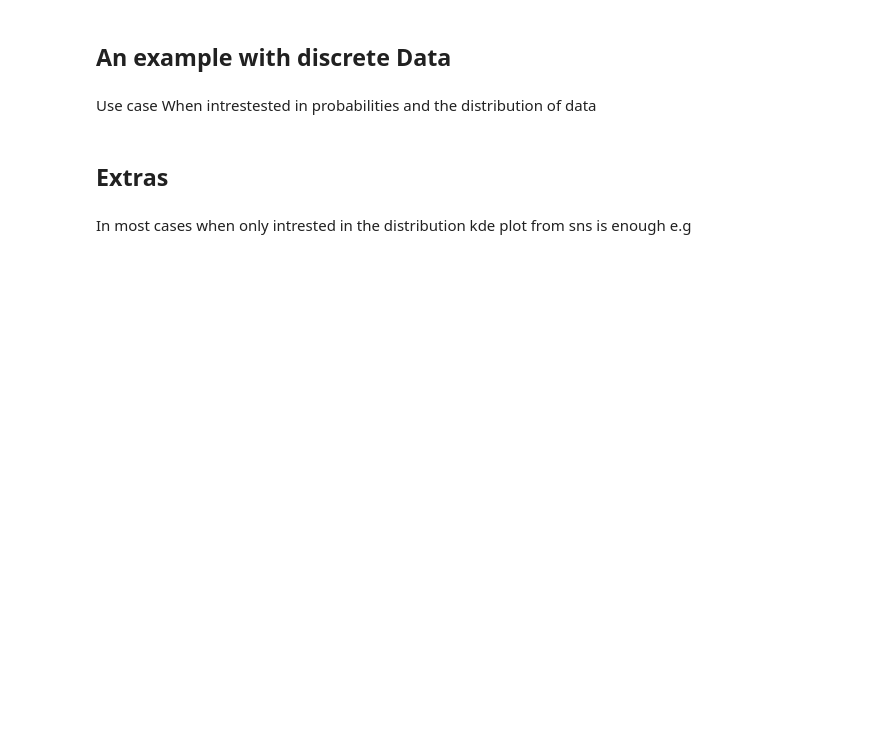
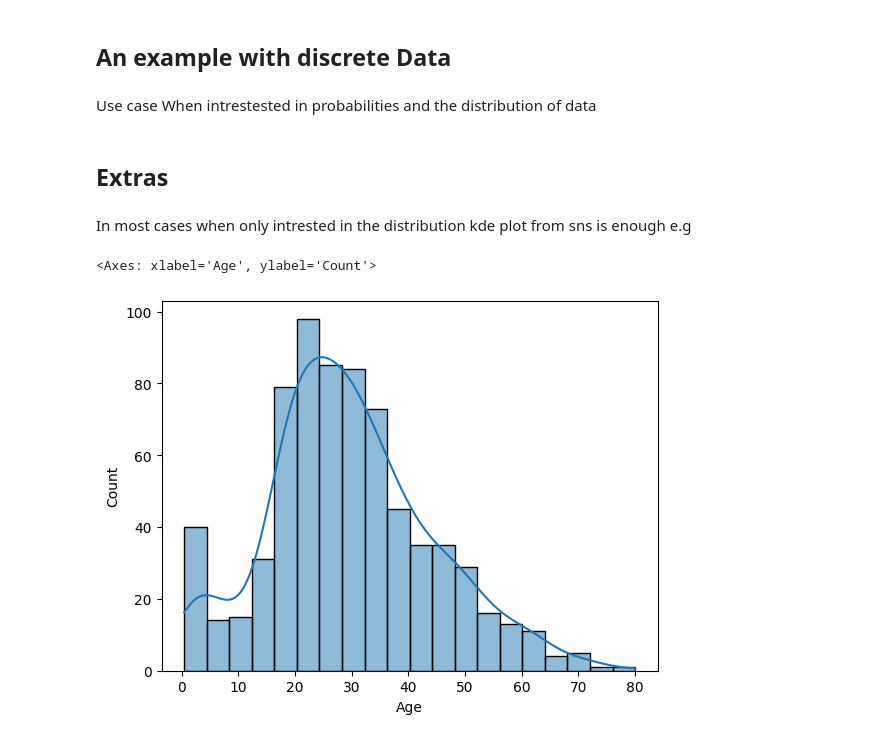
Before and after one commit to NgureOwen01/stats-pmf-pdf-cdf-, a Jupyter notebook: index.ipynb, the cells around one changed output. Drawn from its saved outputs; the diff is of its cells as text; code cells hidden in the pictures; blank space fills up the shorter version.

```diff
--- a/index.ipynb
+++ b/index.ipynb
@@ -267,5 +501,10 @@ Use case When intrestested in probabilities and the distribution of data
 In most cases when only intrested in the distribution kde plot from sns is enough e.g
 # %%
 # check the distribution of the using histplot
+
+sns.histplot(df_age,kde=True)
+# %% [output]
+<Axes: xlabel='Age', ylabel='Count'>
+[figure, added]
 # %%
 # check using kde plot
```
Also changed, not shown: parts of 38 cells of this notebook.
